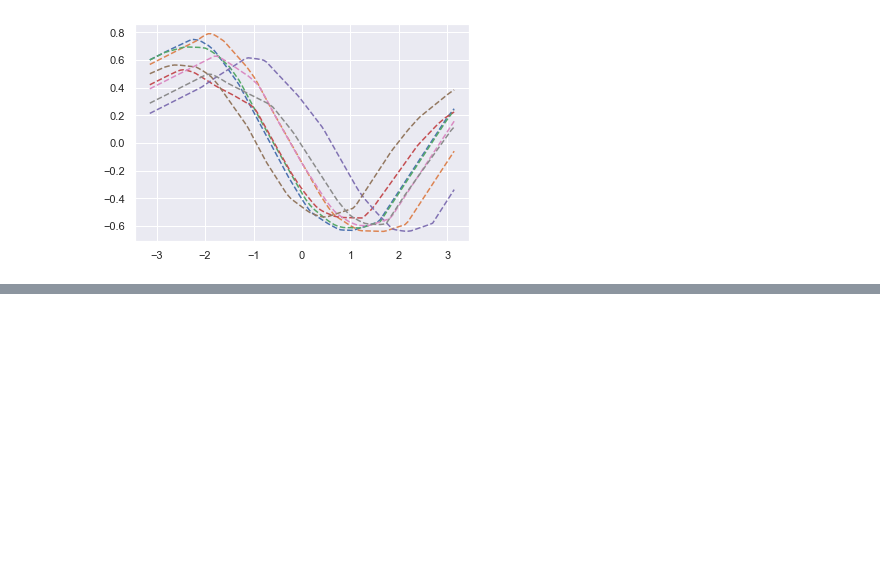
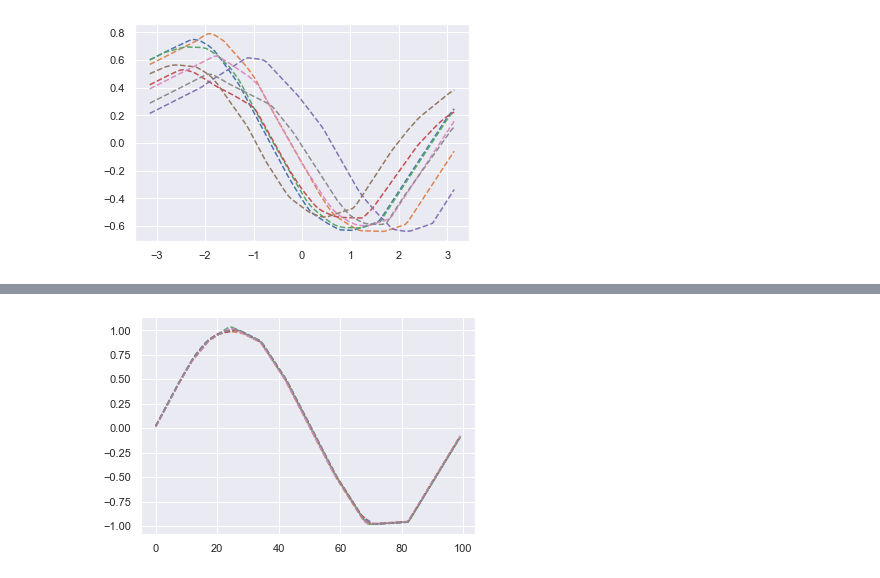
Before and after one commit to mdiephuis/neural-processes, a Jupyter notebook: notebooks/np_experiment_1.ipynb, the cells around one changed output, grey strips where cells are left out. Cells and saved outputs as stored; diff of their text form; code cells hidden in the pictures; blank space fills up the shorter version.

```diff
--- a/notebooks/np_experiment_1.ipynb
+++ b/notebooks/np_experiment_1.ipynb
@@ -130,0 +177,8 @@ for index in range(8):
+# %%
+sns.set()
+x, _ = ds[0]
+for index in range(8):
+    y = yt_hat[index].detach().numpy()
+    plt.plot(x, y, '--')
+# %% [output]
+[figure, added]
```
Also changed, not shown: parts of 2 cells of this notebook, 1 other file.
